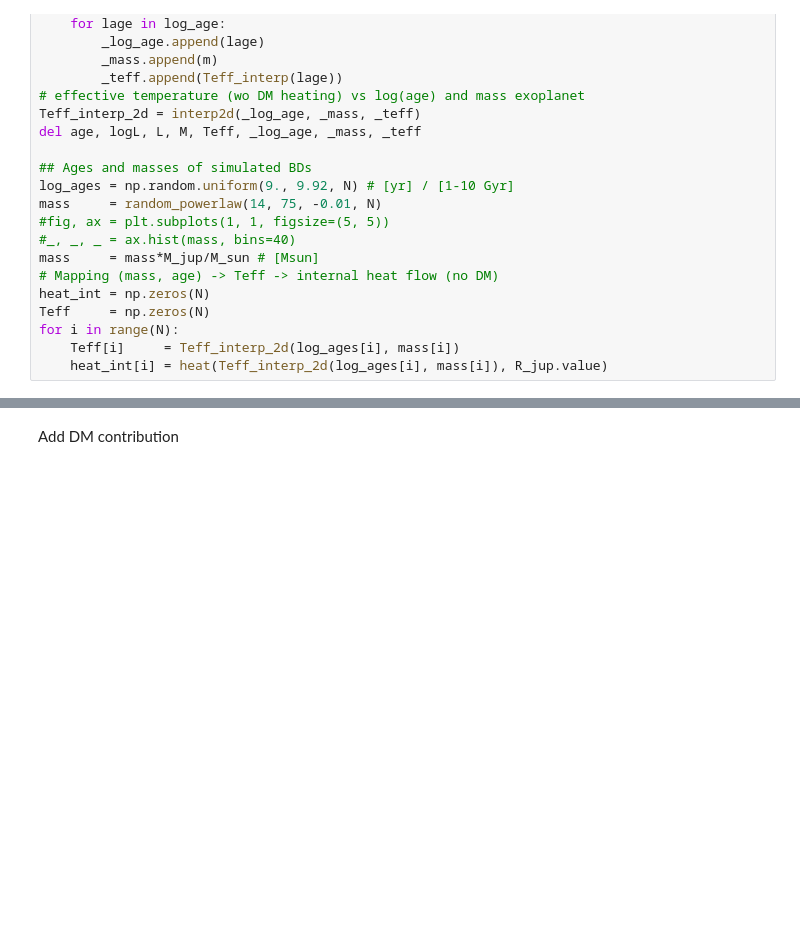
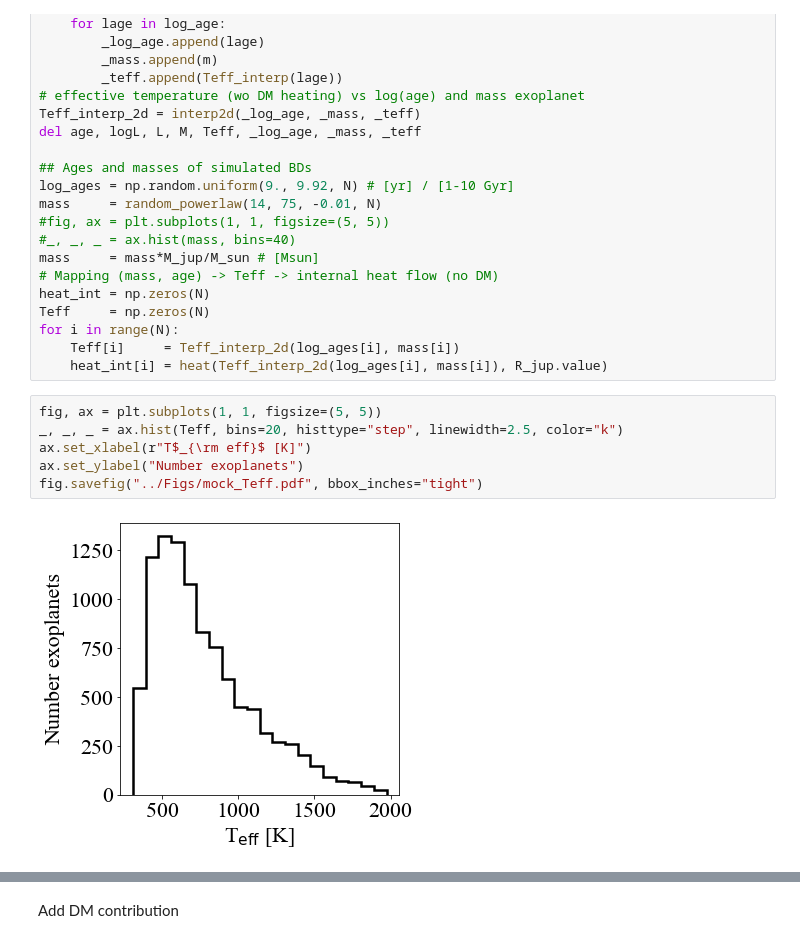
Before and after one commit to SvPoder/exoplanets, a Jupyter notebook: jupyter-notebook/testing.ipynb, the cells around one changed output, grey strips where cells are left out. Saved outputs shown, nothing was run; the diff lists cells and outputs as text; blank space fills up the shorter version.

```diff
--- a/jupyter-notebook/testing.ipynb
+++ b/jupyter-notebook/testing.ipynb
@@ -184,6 +192,14 @@ Teff     = np.zeros(N)
 for i in range(N):
     Teff[i]     = Teff_interp_2d(log_ages[i], mass[i])
     heat_int[i] = heat(Teff_interp_2d(log_ages[i], mass[i]), R_jup.value)
+# %%
+fig, ax = plt.subplots(1, 1, figsize=(5, 5))
+_, _, _ = ax.hist(Teff, bins=20, histtype="step", linewidth=2.5, color="k")
+ax.set_xlabel(r"T$_{\rm eff}$ [K]")
+ax.set_ylabel("Number exoplanets")
+fig.savefig("../Figs/mock_Teff.pdf", bbox_inches="tight")
+# %% [output]
+[figure, added]
 # %%
 fig, ax = plt.subplots(2, 2, figsize=(15, 15))
 _, _, _ = ax[0, 0].hist(Teff, bins=30, histtype="step", linewidth=2.5, color="k")
```
Also changed, not shown: parts of 10 cells of this notebook, 1 other file.
